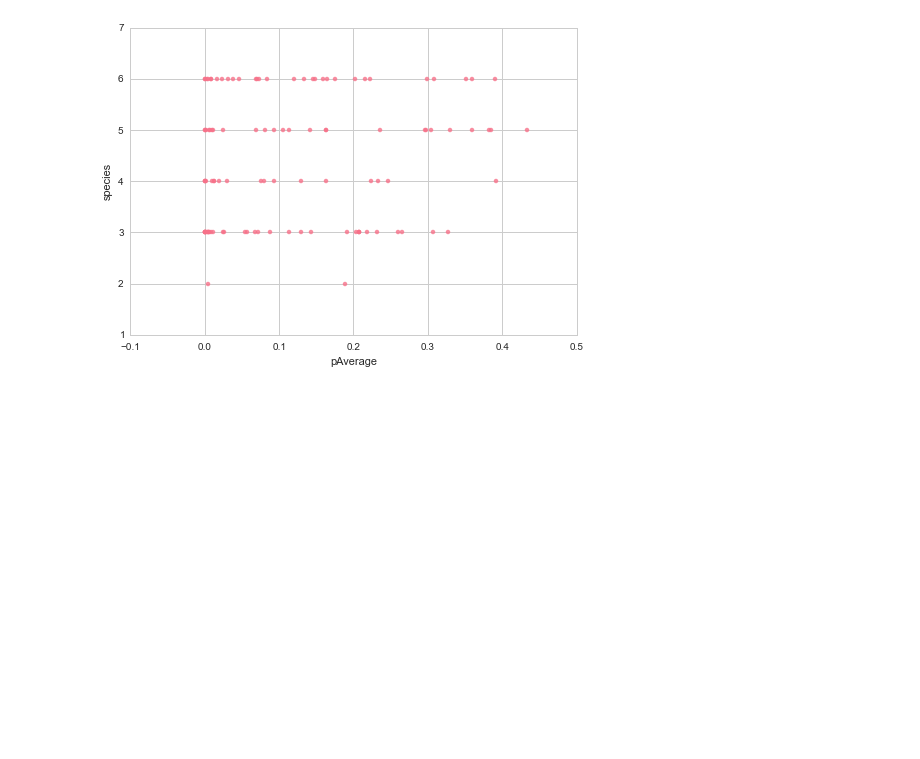
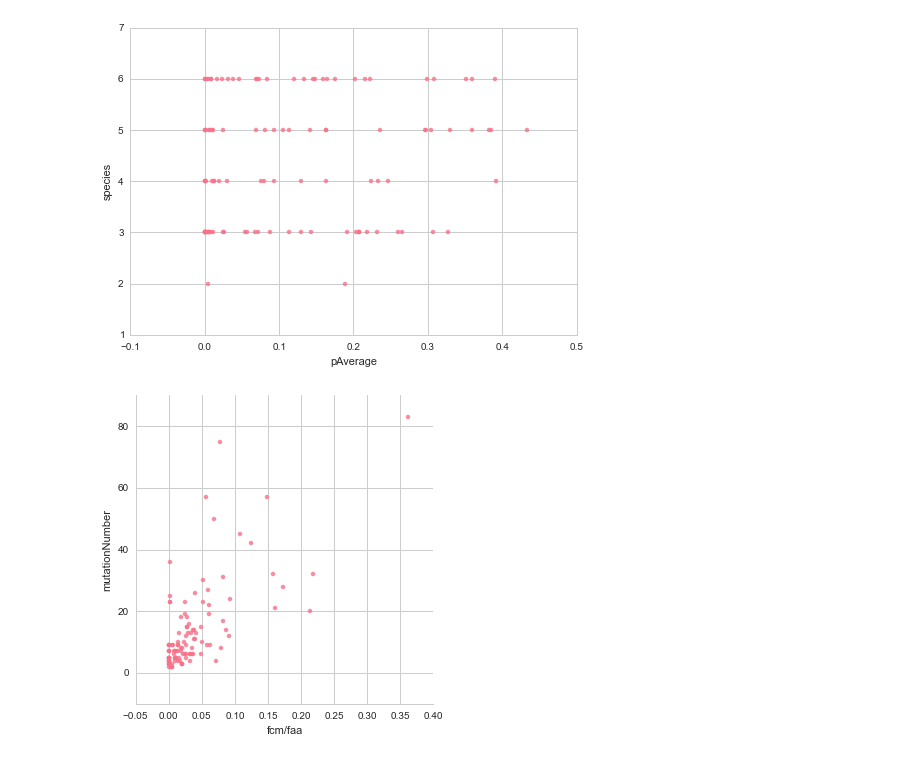
Before and after one commit to materechm/plabData, a Jupyter notebook: yeast_replaceable_genes/TestViolinPlot.ipynb, the cells around one changed output. Saved outputs shown, nothing was run; the diff lists cells and outputs as text; code cells hidden in the pictures; blank space fills up the shorter version.

Commit message:
added screen data

```diff
--- a/yeast_replaceable_genes/TestViolinPlot.ipynb
+++ b/yeast_replaceable_genes/TestViolinPlot.ipynb
@@ -99,3 +100,7 @@ g4 = seaborn.regplot(x="pAverage", y="conservation", data=data, fit_reg=False)
 g4 = seaborn.regplot(x="pAverage", y="species", data=data, fit_reg=False)
 # %% [output]
 [figure]
+# %%
+g5 = seaborn.lmplot(x="fcm/faa", y="mutationNumber", data=data, fit_reg=False)
+# %% [output]
+[figure, added]
```
Also changed, not shown: parts of 8 cells of this notebook, 9 other files.
